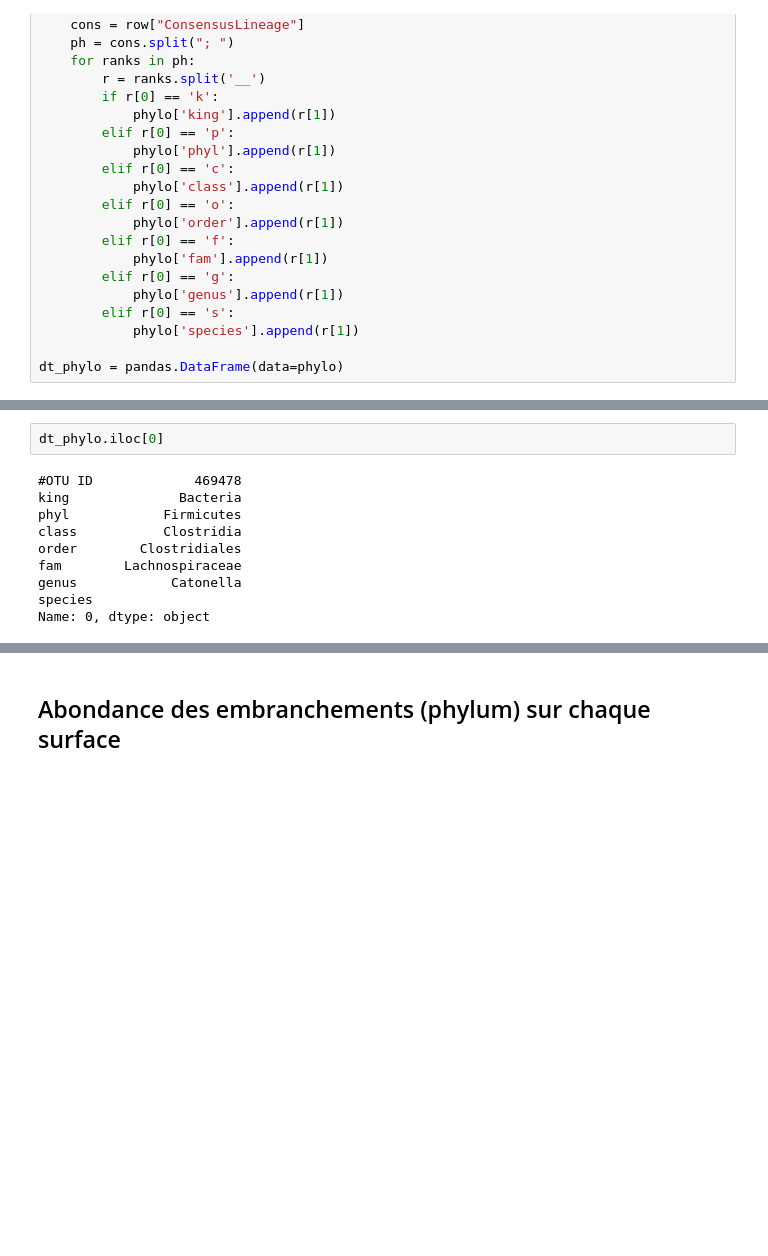
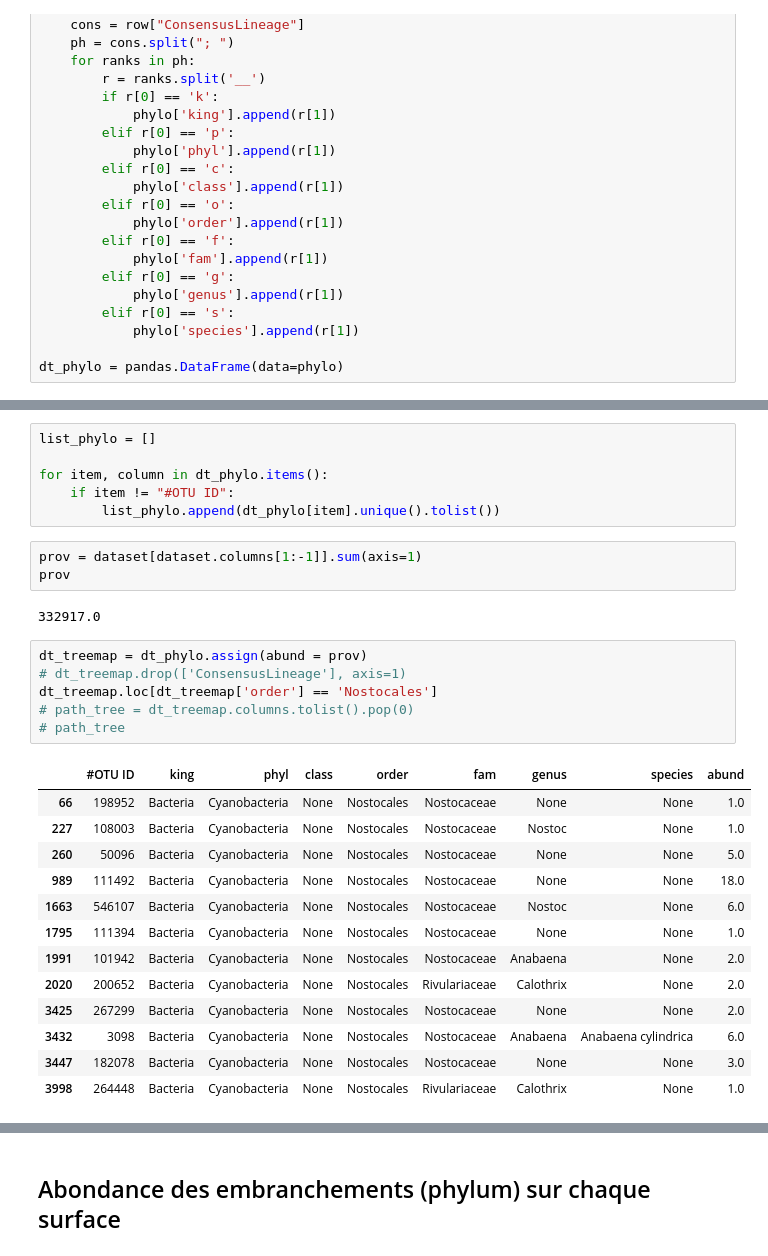
Before and after one commit to gennaBnh/ProjetVDB, a Jupyter notebook: VDB_poster.ipynb, the cells around one changed output, grey strips where cells are left out. Saved outputs shown, nothing was run; the diff lists cells and outputs as text; blank space fills up the shorter version.

```diff
--- a/VDB_poster.ipynb
+++ b/VDB_poster.ipynb
@@ -66,12 +84,31 @@ dt_phylo = pandas.DataFrame(data=phylo)
 # %%
-dt_phylo.iloc[0]
+list_phylo = []
+
+for item, column in dt_phylo.items():
+    if item != "#OTU ID":
+        list_phylo.append(dt_phylo[item].unique().tolist())
-# %% [output]
-#OTU ID             469478
-king              Bacteria
-phyl            Firmicutes
-class           Clostridia
-order        Clostridiales
-fam        Lachnospiraceae
-genus            Catonella
-species
-Name: 0, dtype: object
+# %%
+prov = dataset[dataset.columns[1:-1]].sum(axis=1)
+prov
+# %% [output]
+332917.0
+# %%
+dt_treemap = dt_phylo.assign(abund = prov)
+# dt_treemap.drop(['ConsensusLineage'], axis=1)
+dt_treemap.loc[dt_treemap['order'] == 'Nostocales']
+# path_tree = dt_treemap.columns.tolist().pop(0)
+# path_tree
+# %% [output]
+|  | #OTU ID | king | phyl | class | order | fam | genus | species | abund |
+| 66 | 198952 | Bacteria | Cyanobacteria | None | Nostocales | Nostocaceae | None | None | 1.0 |
+| 227 | 108003 | Bacteria | Cyanobacteria | None | Nostocales | Nostocaceae | Nostoc | None | 1.0 |
+| 260 | 50096 | Bacteria | Cyanobacteria | None | Nostocales | Nostocaceae | None | None | 5.0 |
+| 989 | 111492 | Bacteria | Cyanobacteria | None | Nostocales | Nostocaceae | None | None | 18.0 |
+| 1663 | 546107 | Bacteria | Cyanobacteria | None | Nostocales | Nostocaceae | Nostoc | None | 6.0 |
+| 1795 | 111394 | Bacteria | Cyanobacteria | None | Nostocales | Nostocaceae | None | None | 1.0 |
+| 1991 | 101942 | Bacteria | Cyanobacteria | None | Nostocales | Nostocaceae | Anabaena | None | 2.0 |
+| 2020 | 200652 | Bacteria | Cyanobacteria | None | Nostocales | Rivulariaceae | Calothrix | None | 2.0 |
+| 3425 | 267299 | Bacteria | Cyanobacteria | None | Nostocales | Nostocaceae | None | None | 2.0 |
+| 3432 | 3098 | Bacteria | Cyanobacteria | None | Nostocales | Nostocaceae | Anabaena | Anabaena cylindrica | 6.0 |
+| 3447 | 182078 | Bacteria | Cyanobacteria | None | Nostocales | Nostocaceae | None | None | 3.0 |
+| 3998 | 264448 | Bacteria | Cyanobacteria | None | Nostocales | Rivulariaceae | Calothrix | None | 1.0 |
```
Also changed, not shown: parts of 7 cells of this notebook.
